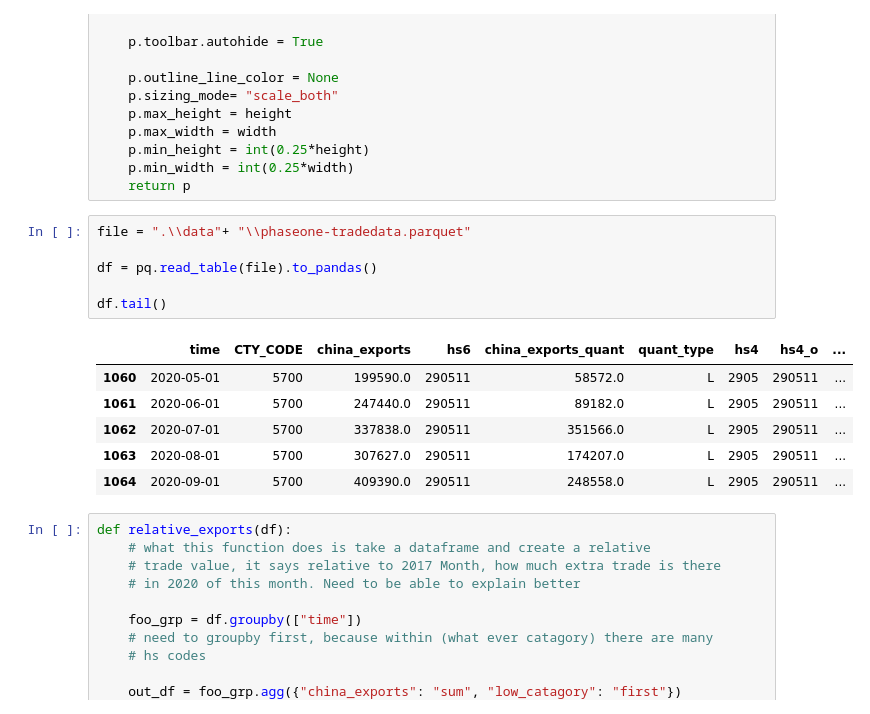
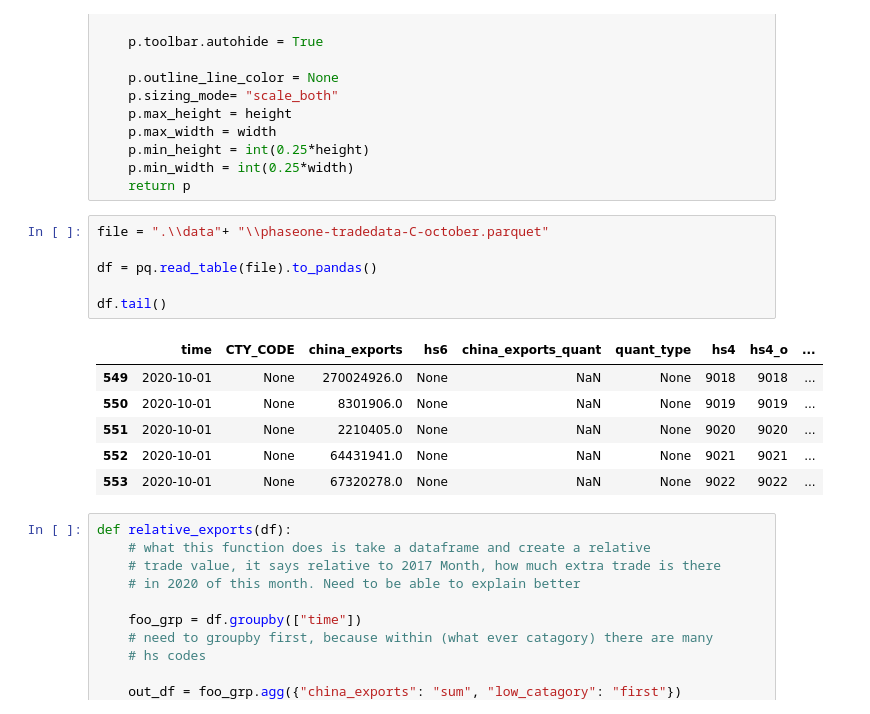
Before and after one commit to mwaugh0328/tradewar-tracker, a Jupyter notebook: phase-one-plots.ipynb, the cells around one changed output. Drawn from its saved outputs; the diff is of its cells as text.

Commit message:
updated data

```diff
--- a/phase-one-plots.ipynb
+++ b/phase-one-plots.ipynb
@@ -165,18 +165,18 @@ def make_bar_chart(df, goods_type):
     p.min_width = int(0.25*width)
     return p
 # %%
-file = ".\\data"+ "\\phaseone-tradedata.parquet"
+file = ".\\data"+ "\\phaseone-tradedata-C-october.parquet"
 
 df = pq.read_table(file).to_pandas()
 
 df.tail()
 # %% [output]
 |  | time | CTY_CODE | china_exports | hs6 | china_exports_quant | quant_type | hs4 | hs4_o | ... |
-| 1060 | 2020-05-01 | 5700 | 199590.0 | 290511 | 58572.0 | L | 2905 | 290511 | ... |
-| 1061 | 2020-06-01 | 5700 | 247440.0 | 290511 | 89182.0 | L | 2905 | 290511 | ... |
-| 1062 | 2020-07-01 | 5700 | 337838.0 | 290511 | 351566.0 | L | 2905 | 290511 | ... |
-| 1063 | 2020-08-01 | 5700 | 307627.0 | 290511 | 174207.0 | L | 2905 | 290511 | ... |
-| 1064 | 2020-09-01 | 5700 | 409390.0 | 290511 | 248558.0 | L | 2905 | 290511 | ... |
+| 549 | 2020-10-01 | None | 270024926.0 | None | NaN | None | 9018 | 9018 | ... |
+| 550 | 2020-10-01 | None | 8301906.0 | None | NaN | None | 9019 | 9019 | ... |
+| 551 | 2020-10-01 | None | 2210405.0 | None | NaN | None | 9020 | 9020 | ... |
+| 552 | 2020-10-01 | None | 64431941.0 | None | NaN | None | 9021 | 9021 | ... |
+| 553 | 2020-10-01 | None | 67320278.0 | None | NaN | None | 9022 | 9022 | ... |
 # %%
 def relative_exports(df):
     # what this function does is take a dataframe and create a relative
```
Also changed, not shown: parts of 7 cells of this notebook, 6 other files.
